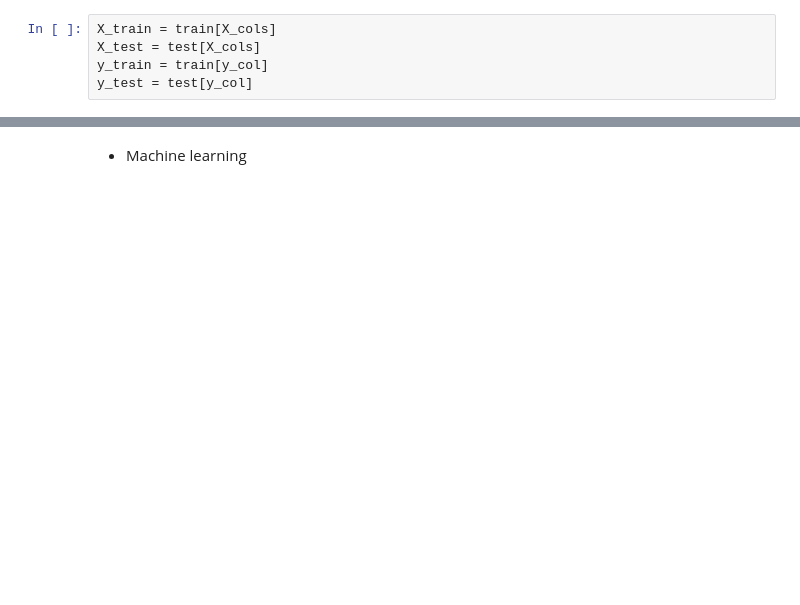
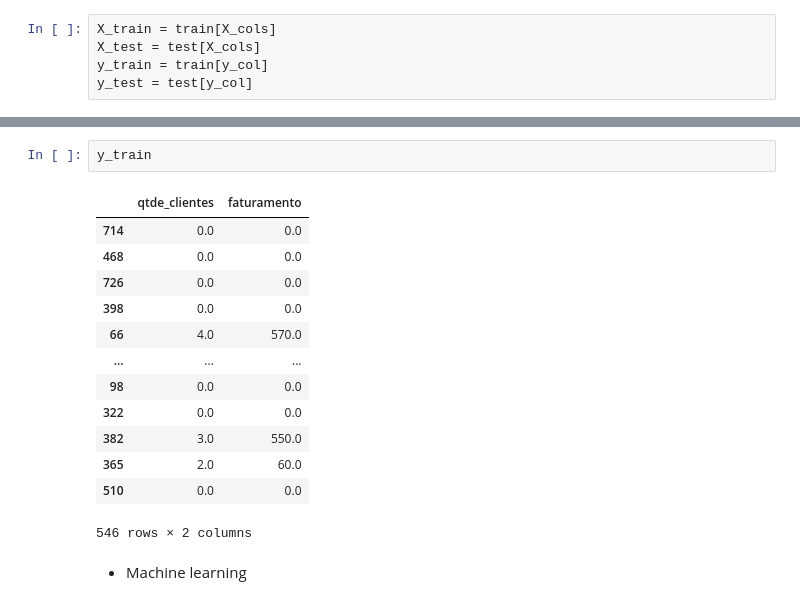
Before and after one commit to robertferro/previsao_faturamento_studio_estetica, a Jupyter notebook: dados-studio/coleta-manipulacao-de-dados.ipynb, the cells around one changed output, grey strips where cells are left out. Cells and saved outputs as stored; diff of their text form; blank space fills up the shorter version.

```diff
--- a/dados-studio/coleta-manipulacao-de-dados.ipynb
+++ b/dados-studio/coleta-manipulacao-de-dados.ipynb
@@ -136,3 +224,19 @@ X_train.head()
+# %%
+y_train
+# %% [output]
+|  | qtde_clientes | faturamento |
+| 714 | 0.0 | 0.0 |
+| 468 | 0.0 | 0.0 |
+| 726 | 0.0 | 0.0 |
+| 398 | 0.0 | 0.0 |
+| 66 | 4.0 | 570.0 |
+| ... | ... | ... |
+| 98 | 0.0 | 0.0 |
+| 322 | 0.0 | 0.0 |
+| 382 | 3.0 | 550.0 |
+| 365 | 2.0 | 60.0 |
+| 510 | 0.0 | 0.0 |
+546 rows × 2 columns
 # %% [markdown]
  - Machine learning
 # %%
```
Also changed, not shown: parts of 18 cells of this notebook.
